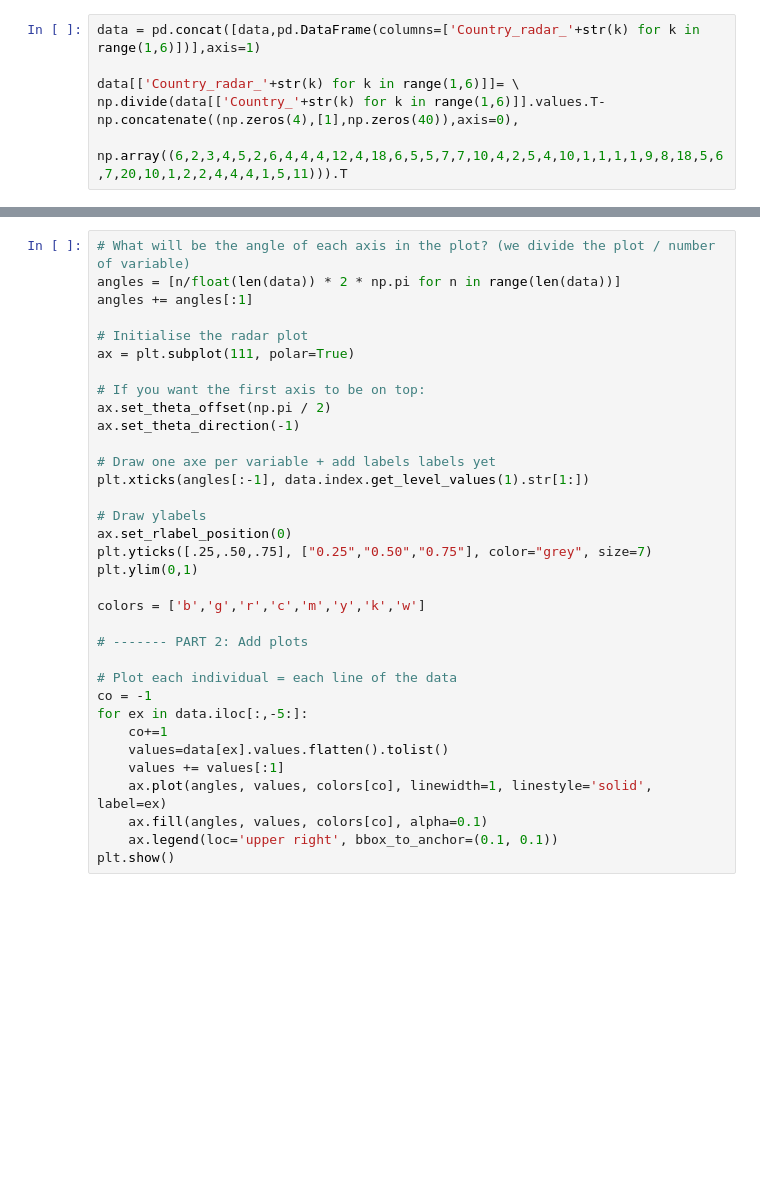
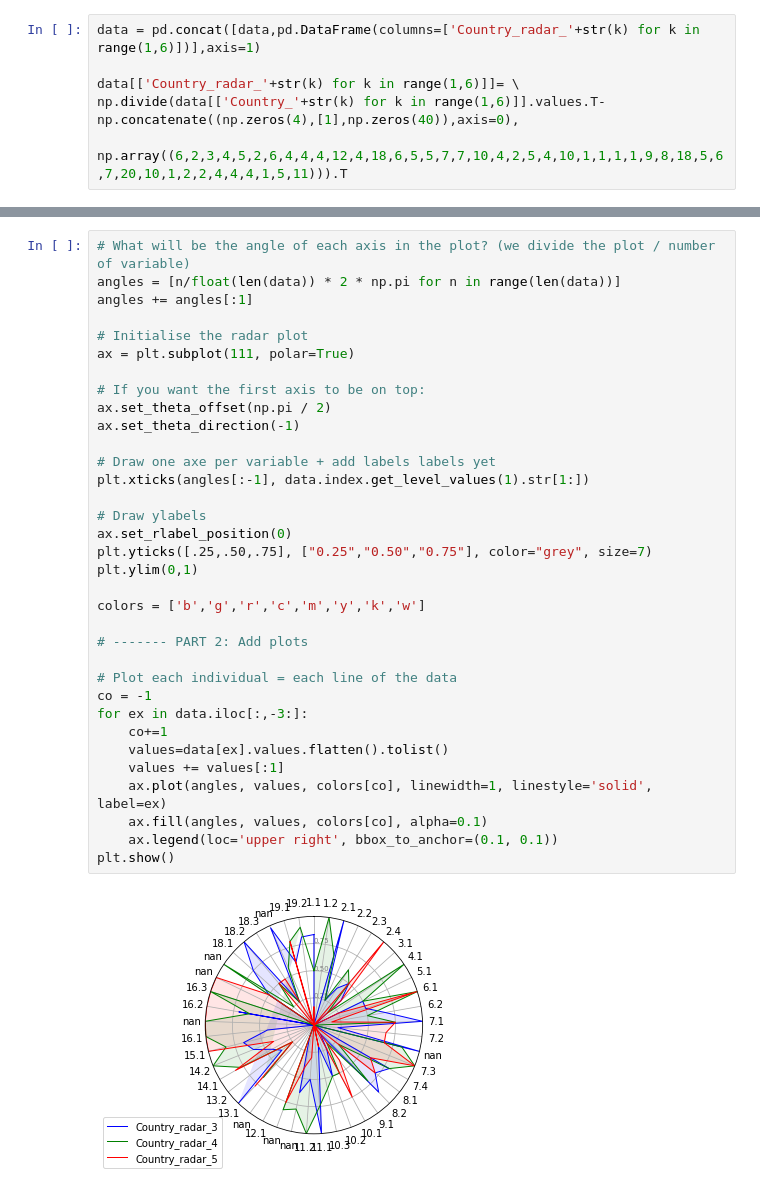
Before and after one commit to Confareneoclassico/ELISE, a Jupyter notebook: Radar_plots.ipynb, the cells around one changed output, grey strips where cells are left out. Drawn from its saved outputs; the diff is of its cells as text; blank space fills up the shorter version.

```diff
--- a/Radar_plots.ipynb
+++ b/Radar_plots.ipynb
@@ -80,31 +88,33 @@ angles = [n/float(len(data)) * 2 * np.pi for n in range(len(data))]
 angles += angles[:1]
 
 # Initialise the radar plot
 ax = plt.subplot(111, polar=True)
 
 # If you want the first axis to be on top:
 ax.set_theta_offset(np.pi / 2)
 ax.set_theta_direction(-1)
 
 # Draw one axe per variable + add labels labels yet
 plt.xticks(angles[:-1], data.index.get_level_values(1).str[1:])
 
 # Draw ylabels
 ax.set_rlabel_position(0)
 plt.yticks([.25,.50,.75], ["0.25","0.50","0.75"], color="grey", size=7)
 plt.ylim(0,1)
 
 colors = ['b','g','r','c','m','y','k','w']
 
 # ------- PART 2: Add plots
 
 # Plot each individual = each line of the data
 co = -1
-for ex in data.iloc[:,-5:]:
+for ex in data.iloc[:,-3:]:
     co+=1
     values=data[ex].values.flatten().tolist()
     values += values[:1]
     ax.plot(angles, values, colors[co], linewidth=1, linestyle='solid', label=ex)
     ax.fill(angles, values, colors[co], alpha=0.1)
     ax.legend(loc='upper right', bbox_to_anchor=(0.1, 0.1))
 plt.show()
+# %% [output]
+[figure, added]
```
Also changed, not shown: parts of 1 cell of this notebook.
